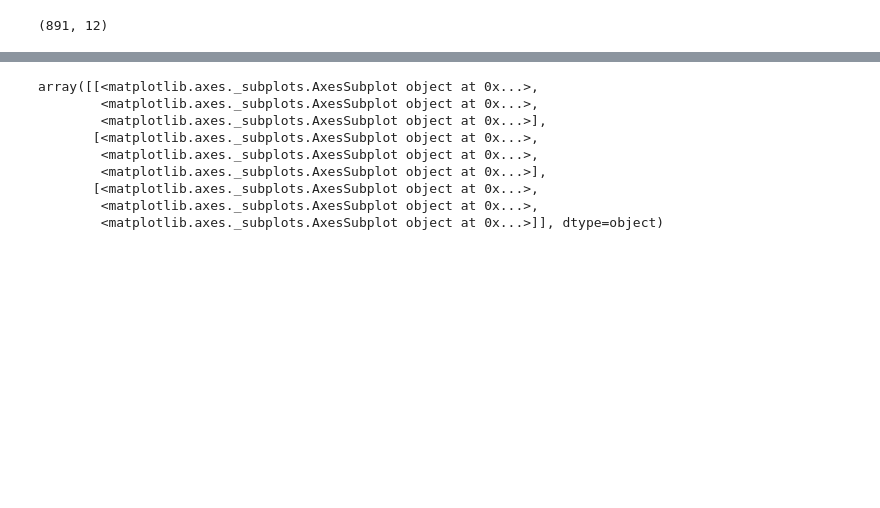
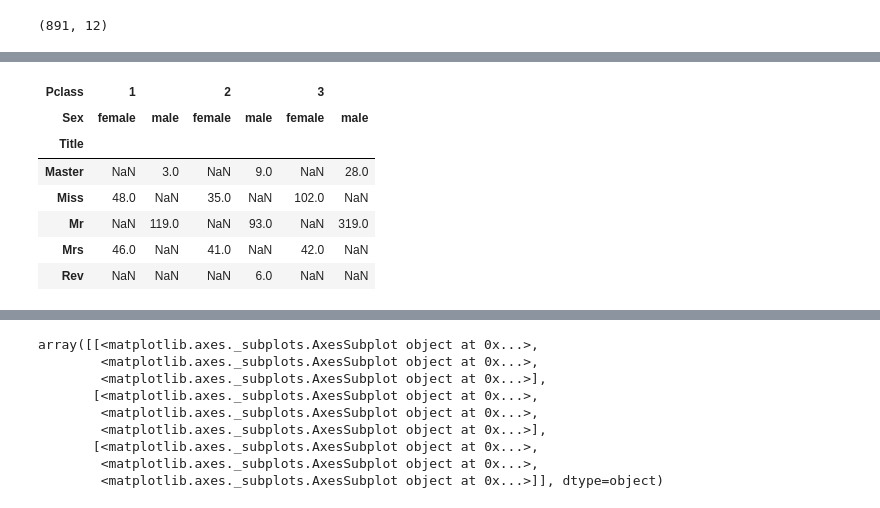
Before and after one commit to psciamma/Scikit-Learn-Projects, a Jupyter notebook: Kaggle_Titanic.ipynb, the cells around one changed output, grey strips where cells are left out. Saved outputs shown, nothing was run; the diff lists cells and outputs as text; code cells hidden in the pictures; blank space fills up the shorter version.

```diff
--- a/Kaggle_Titanic.ipynb
+++ b/Kaggle_Titanic.ipynb
@@ -77,0 +198,11 @@ train.describe()
+# %%
+pd.pivot_table(train, values='Survived', columns = ['Pclass', 'Sex'], index='Title', aggfunc='count')
+# %% [output]
+| Pclass | 1 |  | 2 |  | 3 |  |
+| Sex | female | male | female | male | female | male |
+| Title |  |  |  |  |  |  |
+| Master | NaN | 3.0 | NaN | 9.0 | NaN | 28.0 |
+| Miss | 48.0 | NaN | 35.0 | NaN | 102.0 | NaN |
+| Mr | NaN | 119.0 | NaN | 93.0 | NaN | 319.0 |
+| Mrs | 46.0 | NaN | 41.0 | NaN | 42.0 | NaN |
+| Rev | NaN | NaN | NaN | 6.0 | NaN | NaN |
```
Also changed, not shown: parts of 90 cells of this notebook.
